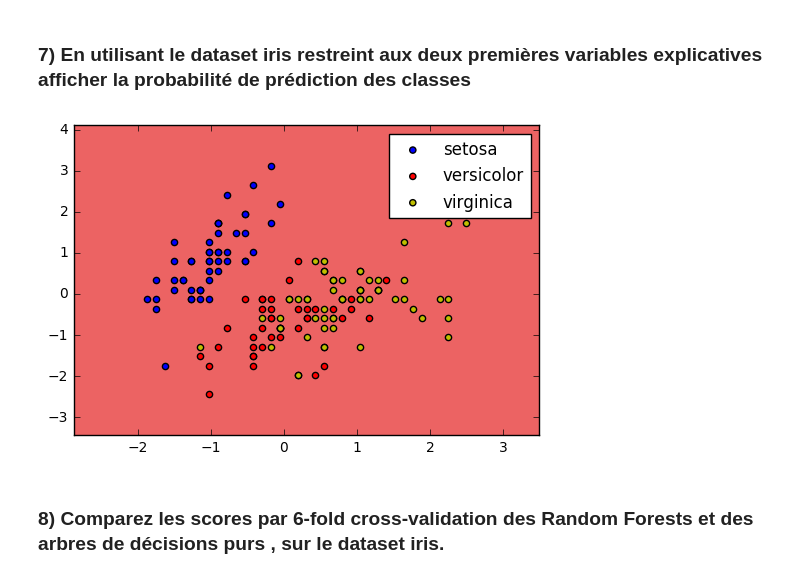
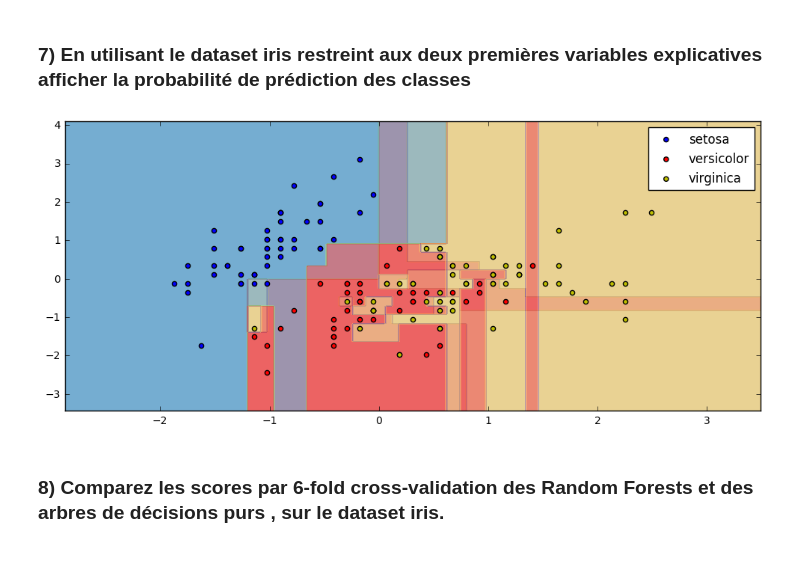
Before and after one commit to rvi008/ensembles, a Jupyter notebook: ensembles.ipynb, the cells around one changed output. Drawn from its saved outputs; the diff is of its cells as text; code cells hidden in the pictures.

```diff
--- a/ensembles.ipynb
+++ b/ensembles.ipynb
@@ -122,7 +122,7 @@ for i in range(n_repeat):
 
 # Génération de n_test
 X_test, y_test = generate(n_samples=n_test, noise=noise, n_repeat=n_repeat)
-
+plt.figure(figsize=(12,5))
 for n, (name, estimator) in enumerate(estimators):
     y_predict = np.zeros((n_test, n_repeat))
 
@@ -144,8 +144,7 @@ for n, (name, estimator) in enumerate(estimators):
 
 
 
-    plt.figure(figsize=(20,10))
-    plt.subplot(2, n_estimators, n_estimators + n + 1 )
+    plt.subplot(1, n_estimators, n + 1 )
     plt.plot(X_test, y_bias, "b", label="$Biais²(x)$")
     plt.plot(X_test, y_var, "g", label="$Variance(x)$")
 
@@ -255,28 +253,29 @@ Score 7-fold du random forests 0.37 Score 7-fold du SVR 0.49
 # %%
 n_estimators = 2
 plot_colors = "bry"
 plot_step = 0.02
 x  = preprocessing.StandardScaler().fit_transform(iris.data[:, :2])
 y = iris.target
 rfc = RandomForestClassifier(n_estimators=n_estimators)
 rfc.fit(x, y)
 x_min, x_max = x[:, 0].min() - 1, x[:, 0].max() + 1
 y_min, y_max = x[:, 1].min() - 1, x[:, 1].max() + 1
 xx, yy = np.meshgrid(np.arange(x_min, x_max, plot_step),np.arange(y_min, y_max, plot_step))
-z = np.zeros(xx.shape)
-plt.figure()
+f =  np.c_[xx.ravel(), yy.ravel()]
+
+plt.figure(figsize=(12, 5))
 for i, tree in enumerate(rfc.estimators_):
-    #z[i] =
+    z = tree.predict(f).reshape(xx.shape)
     cs = plt.contourf(xx, yy, z, alpha=1. / n_estimators, cmap=plt.cm.Paired)
     plt.axis("tight")
 for i, c in zip(range(3), plot_colors):
     idx = np.where(y == i)
-    plt.scatter(X[idx, 0], X[idx, 1], c=c, label=iris.target_names[i],
+    plt.scatter(x[idx, 0], x[idx, 1], c=c, label=iris.target_names[i],
     cmap=plt.cm.Paired)
 plt.legend(scatterpoints=1)
 plt.show()
 # %% [output]
-[figure, old version]
+[figure, new version]
 # %% [markdown]
 ### 8) Comparez les scores par 6-fold cross-validation des Random Forests et des arbres de décisions purs , sur le dataset iris.
 # %%
```
Also changed, not shown: parts of 13 cells of this notebook.
